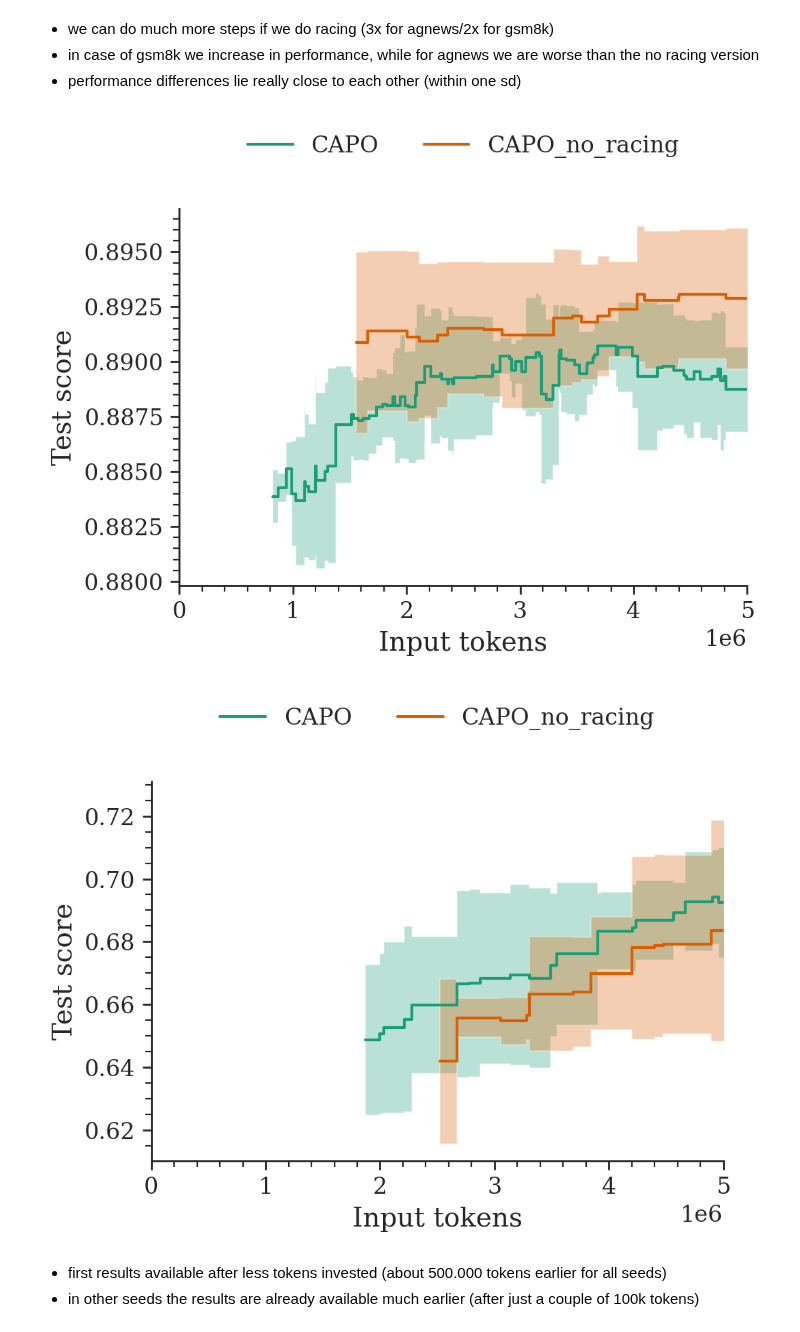
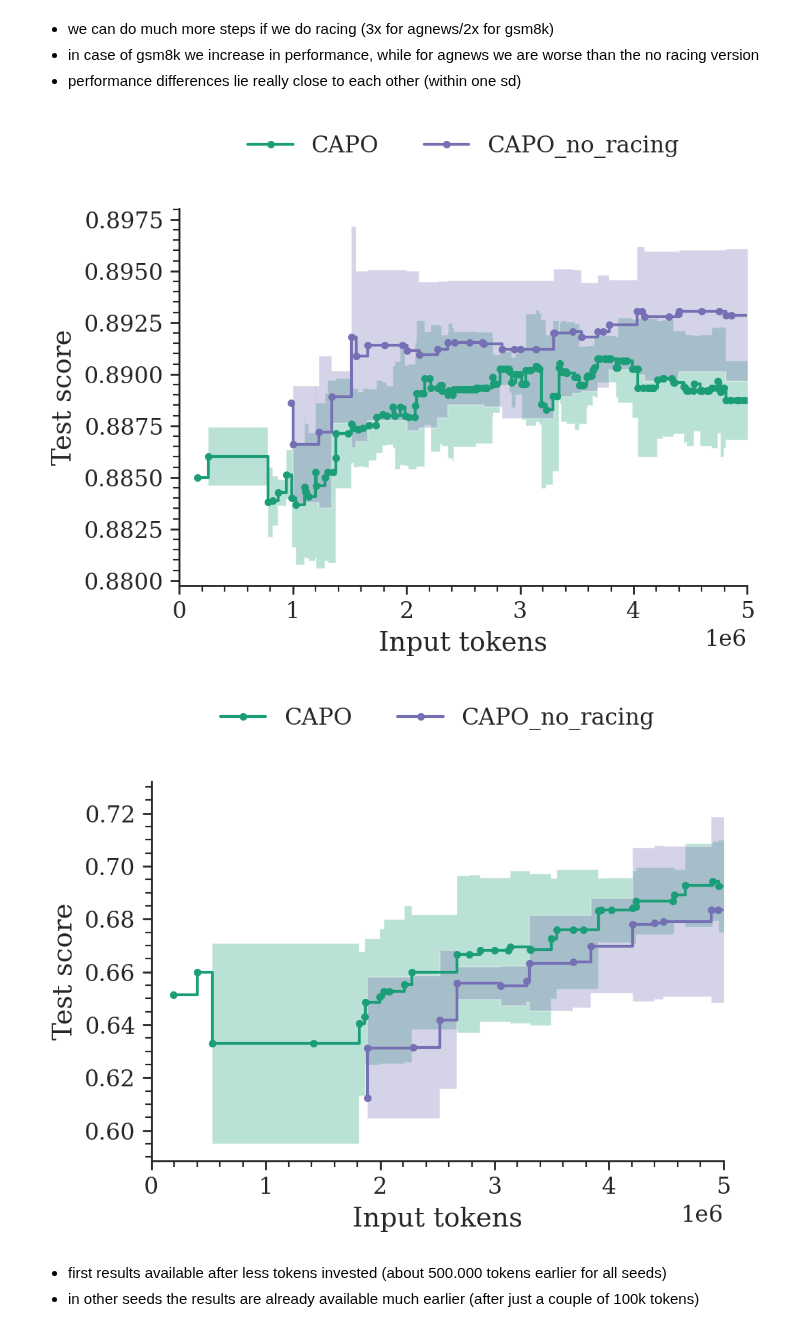
Before and after one commit to finitearth/capo, a Jupyter notebook: notebooks/paper_visualization/ablation_visualization.ipynb, the cells around one changed output. Drawn from its saved outputs; the diff is of its cells as text; code cells hidden in the pictures.

```diff
--- a/notebooks/paper_visualization/ablation_visualization.ipynb
+++ b/notebooks/paper_visualization/ablation_visualization.ipynb
@@ -16,6 +16,10 @@ from capo.analysis.visualizations import (
 # %%
 %load_ext autoreload
 %autoreload 2
+# %%
+# CAPO    # EVO     # CAPO_MUT    # EVO_MUT
+colors = ["#1b9e77", "#7570b3", "#66D874", "#9570b2"]
+markers = ["o", "o", "d", "d"]
 # %%
 DATASETS = ["agnews", "gsm8k"]
 # %% [markdown]
@@ -29,5 +33,8 @@ for dataset in DATASETS:
         path_prefix="../..",
         plot_stddev=True,
         x_col="step",
+        colors=colors,
+        markers=markers,
+        ncols=2,
     )
 # %% [output]
@@ -40,17 +47,20 @@ for dataset in DATASETS:
 # %%
 for dataset in DATASETS:
     plot_population_scores_comparison(
         dataset,
         "llama",
         ["CAPO", "CAPO_no_racing"],
         path_prefix="../..",
         plot_stddev=True,
         plot_seeds=False,
         x_col="input_tokens_cum",
+        colors=colors,
+        markers=markers,
+        ncols=2,
     )
 # %% [output]
-[figure, old version]
+[figure, new version]
-[figure, old version]
+[figure, new version]
 # %% [markdown]
 - first results available after less tokens invested (about 500.000 tokens earlier for all seeds)
 - in other seeds the results are already available much earlier (after just a couple of 100k tokens)
```
Also changed, not shown: parts of 9 cells of this notebook, 2 other files.
